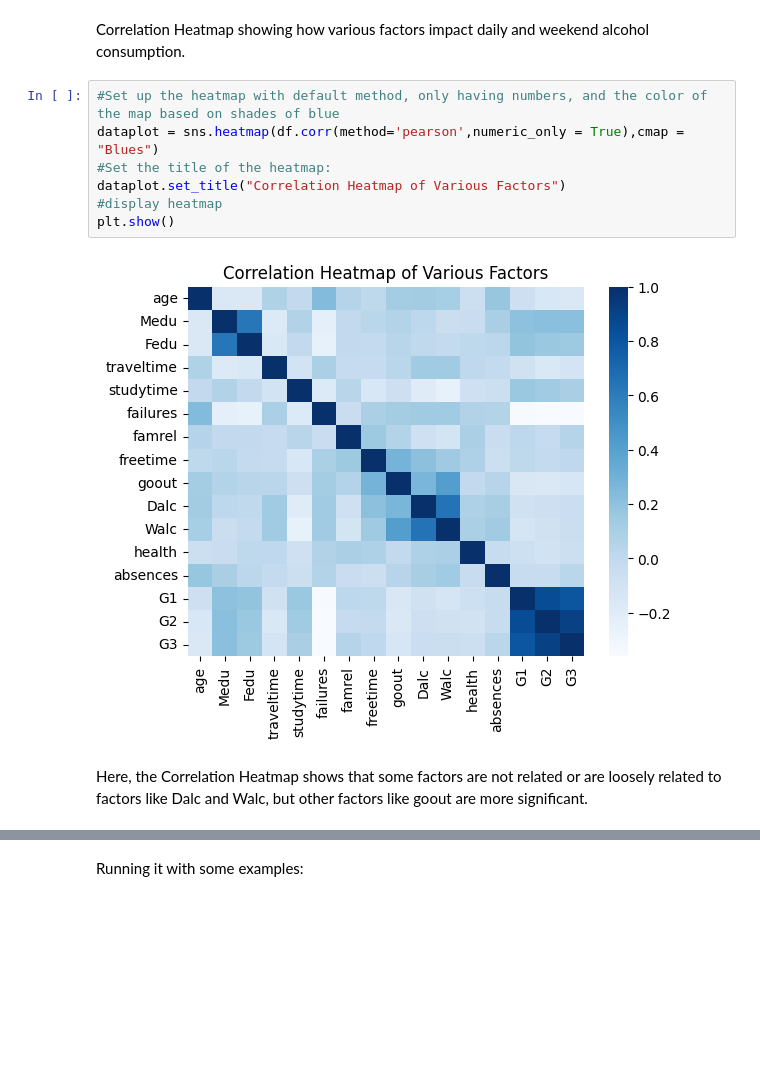
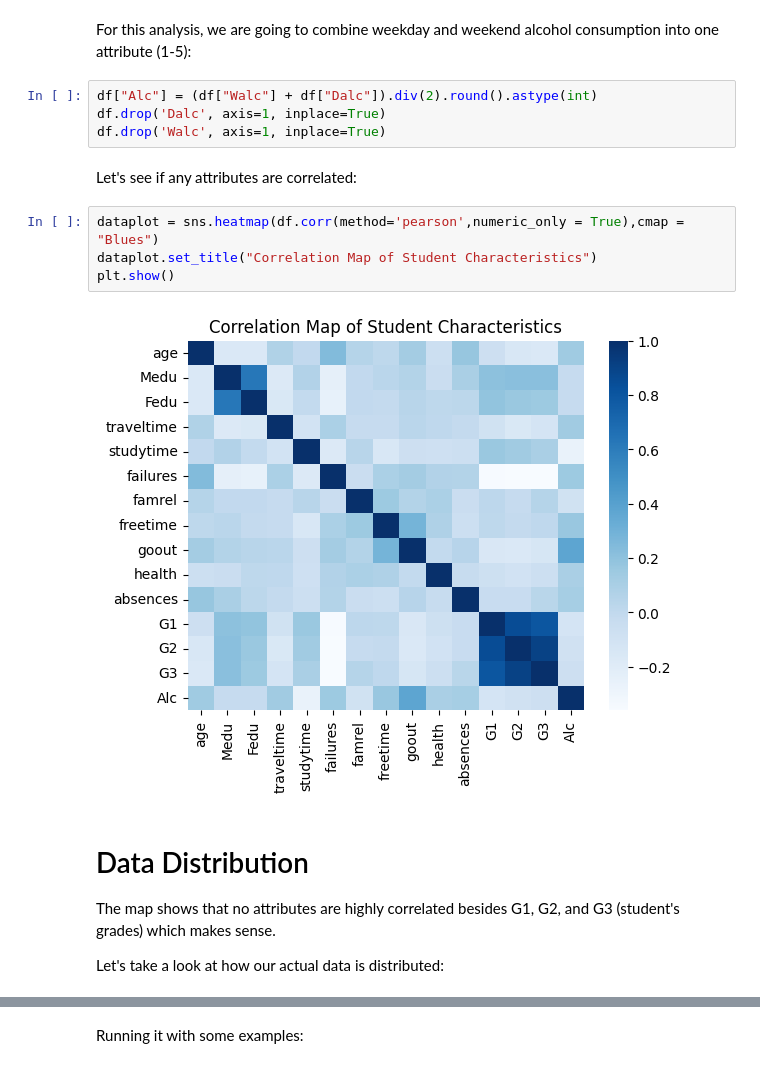
Before and after one commit to aaluzzi/cs2520_project, a Jupyter notebook: data_analysis_alcohol.ipynb, the cells around one changed output, grey strips where cells are left out. Cells and saved outputs as stored; diff of their text form; blank space fills up the shorter version.

```diff
--- a/data_analysis_alcohol.ipynb
+++ b/data_analysis_alcohol.ipynb
@@ -37,14 +33,21 @@ Index(['school', 'sex', 'age', 'address', 'famsize', 'Pstatus', 'Medu', 'Fedu',
       dtype='object')
+# %% [markdown]
+For this analysis, we are going to combine weekday and weekend alcohol consumption into one attribute (1-5):
+# %%
+df["Alc"] = (df["Walc"] + df["Dalc"]).div(2).round().astype(int)
+df.drop('Dalc', axis=1, inplace=True)
+df.drop('Walc', axis=1, inplace=True)
 # %% [markdown]
-Correlation Heatmap showing how various factors impact daily and weekend alcohol consumption.
+Let's see if any attributes are correlated:
 # %%
-#Set up the heatmap with default method, only having numbers, and the color of the map based on shades of blue
 dataplot = sns.heatmap(df.corr(method='pearson',numeric_only = True),cmap = "Blues")
-#Set the title of the heatmap:
-dataplot.set_title("Correlation Heatmap of Various Factors")
-#display heatmap
+dataplot.set_title("Correlation Map of Student Characteristics")
 plt.show()
 # %% [output]
-[figure, old version]
+[figure, new version]
 # %% [markdown]
-Here, the Correlation Heatmap shows that some factors are not related or are loosely related to factors like Dalc and Walc, but other factors like goout are more significant.
+# Data Distribution
+
+The map shows that no attributes are highly correlated besides G1, G2, and G3 (student's grades) which makes sense.
+
+Let's take a look at how our actual data is distributed:
```
Also changed, not shown: parts of 34 cells of this notebook.
